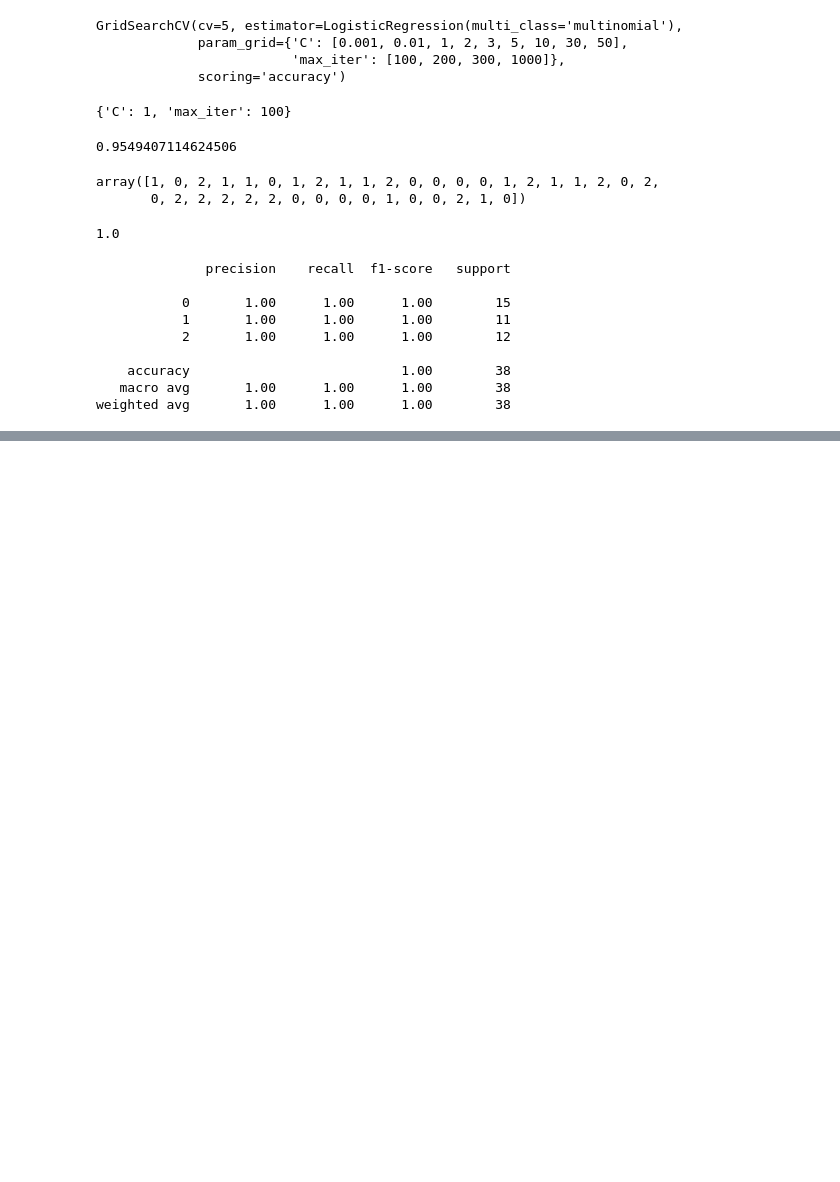
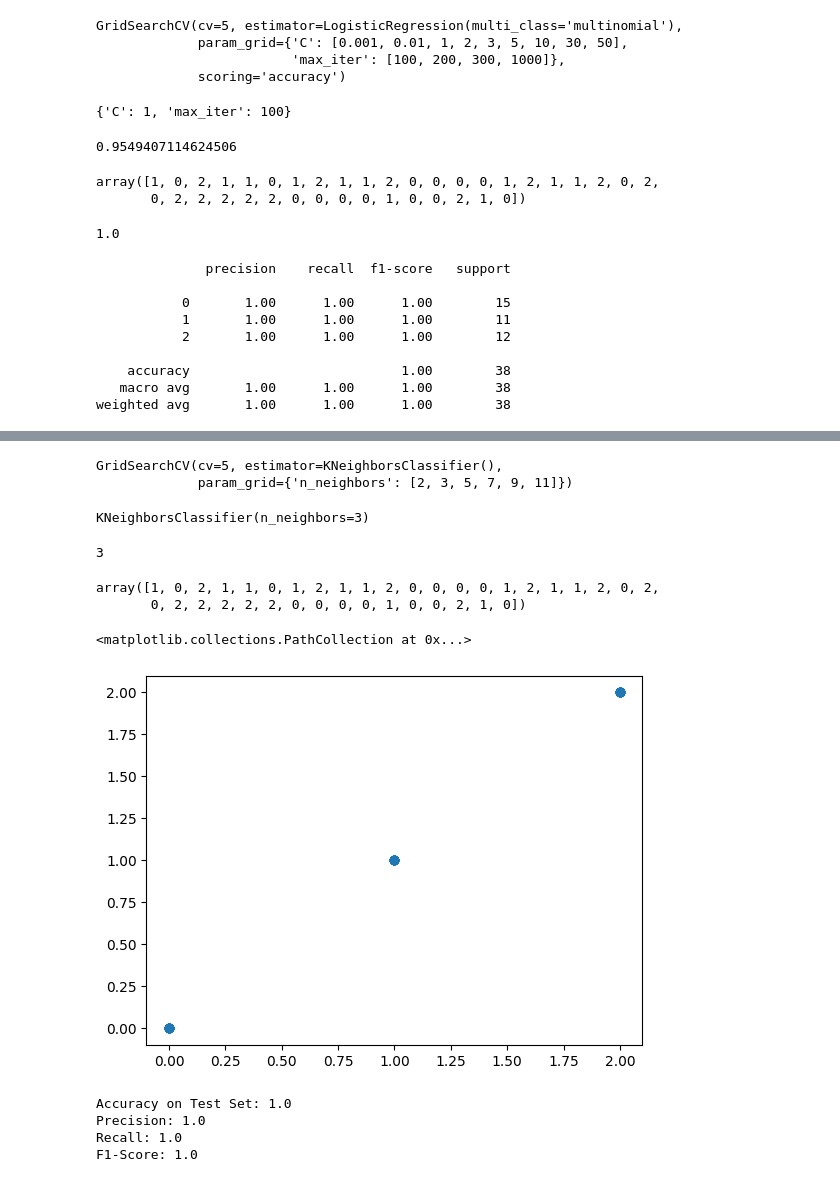
Before and after one commit to Parishri07/Classification-of-flower-categories, a Jupyter notebook: Iris_dataset.ipynb, the cells around one changed output, grey strips where cells are left out. Cells and saved outputs as stored; diff of their text form; code cells hidden in the pictures; blank space fills up the shorter version.

```diff
--- a/Iris_dataset.ipynb
+++ b/Iris_dataset.ipynb
@@ -293,0 +296,52 @@ weighted avg       1.00      1.00      1.00        38
+# %%
+from sklearn.neighbors import KNeighborsClassifier
+from sklearn.model_selection import GridSearchCV
+
+param_grid = {'n_neighbors': [2, 3, 5, 7, 9, 11]}
+knn = KNeighborsClassifier()
+
+grid_search = GridSearchCV(knn, param_grid, cv=5)
+# %%
+grid_search.fit(X_train, y_train)
+# %% [output]
+GridSearchCV(cv=5, estimator=KNeighborsClassifier(),
+             param_grid={'n_neighbors': [2, 3, 5, 7, 9, 11]})
+# %%
+best_model = grid_search.best_estimator_
+best_model
+# %% [output]
+KNeighborsClassifier(n_neighbors=3)
+# %%
+best_model.n_neighbors
+# %% [output]
+3
+# %%
+y_pred = best_model.predict(X_test)
+y_pred
+# %% [output]
+array([1, 0, 2, 1, 1, 0, 1, 2, 1, 1, 2, 0, 0, 0, 0, 1, 2, 1, 1, 2, 0, 2,
+       0, 2, 2, 2, 2, 2, 0, 0, 0, 0, 1, 0, 0, 2, 1, 0])
+# %%
+import matplotlib.pyplot as plt
+
+plt.scatter(y_test, y_pred)
+# %% [output]
+<matplotlib.collections.PathCollection at 0x...>
+[figure, added]
+# %%
+from sklearn.metrics import accuracy_score, precision_score, recall_score, f1_score
+
+accuracy = accuracy_score(y_test, y_pred)
+precision = precision_score(y_test, y_pred, average='macro')
+recall = recall_score(y_test, y_pred, average='macro')
+f1 = f1_score(y_test, y_pred, average='macro')
+
+print("Accuracy on Test Set:", accuracy)
+print("Precision:", precision)
+print("Recall:", recall)
+print("F1-Score:", f1)
+# %% [output]
+Accuracy on Test Set: 1.0
+Precision: 1.0
+Recall: 1.0
+F1-Score: 1.0
```
Also changed, not shown: parts of 2 cells of this notebook.
